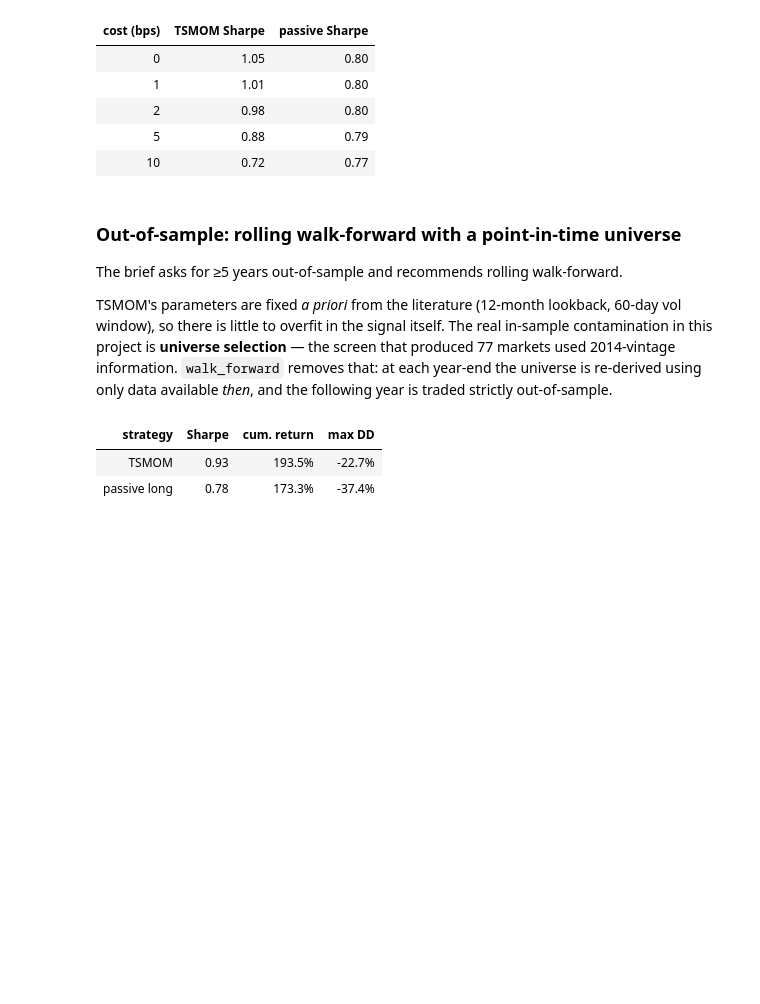
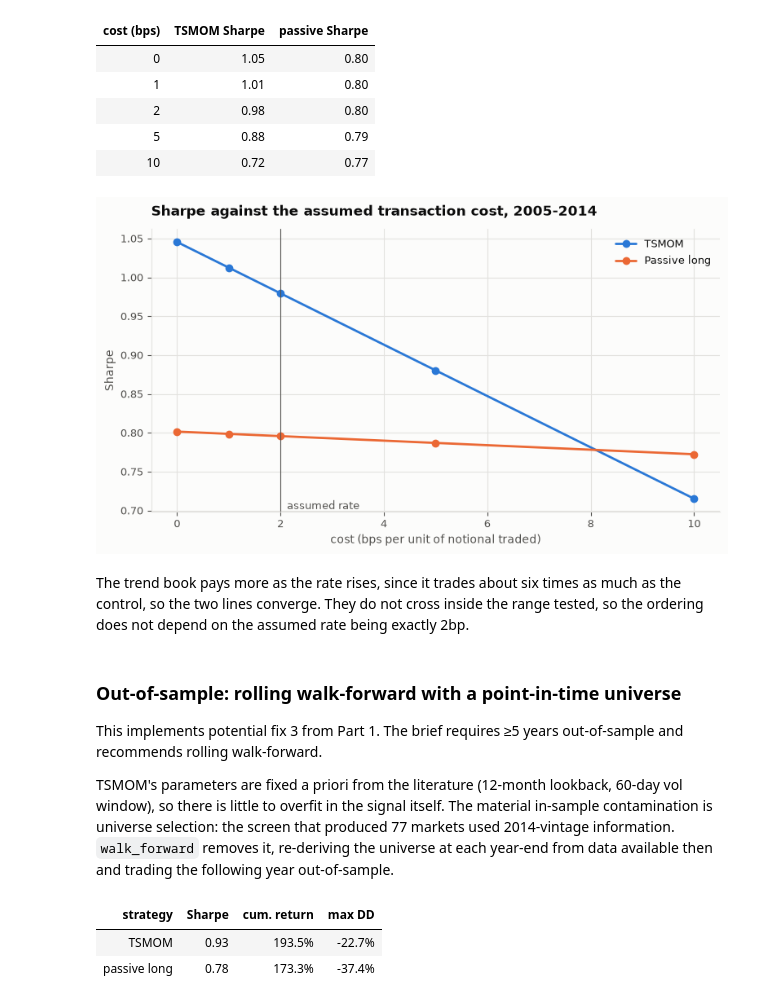
Before and after one commit to small-chicken/NUSInvestForecast, a Jupyter notebook: notebooks/02_strategy_research.ipynb, the cells around one changed output. Saved outputs shown, nothing was run; the diff lists cells and outputs as text; code cells hidden in the pictures; blank space fills up the shorter version.

```diff
--- a/notebooks/02_strategy_research.ipynb
+++ b/notebooks/02_strategy_research.ipynb
@@ -601,17 +686,42 @@ pd.DataFrame(cost_rows).style.format({'cost (bps)': '{:.0f}', 'TSMOM Sharpe': '{
 | 2 | 0.98 | 0.80 |
 | 5 | 0.88 | 0.79 |
 | 10 | 0.72 | 0.77 |
+# %%
+from cta import plotting
+
+plotting.use_house_style()
+costs = pd.DataFrame(cost_rows)
+
+ax = plt.gca()
+ax.plot(costs['cost (bps)'], costs['TSMOM Sharpe'], marker='o',
+        color=plotting.STRATEGY, label='TSMOM')
+ax.plot(costs['cost (bps)'], costs['passive Sharpe'], marker='o',
+        color=plotting.BENCHMARK, label='Passive long')
+ax.axvline(2.0, color=plotting.TEXT_SECONDARY, linewidth=0.8)
+ax.annotate('  assumed rate', xy=(2.0, ax.get_ylim()[0]), fontsize=9,
+            color=plotting.TEXT_SECONDARY, va='bottom')
+ax.set_title('Sharpe against the assumed transaction cost, 2005-2014')
+ax.set_xlabel('cost (bps per unit of notional traded)')
+ax.set_ylabel('Sharpe')
+ax.legend(loc='upper right')
+plt.show()
+# %% [output]
+[figure, added]
+# %% [markdown]
+The trend book pays more as the rate rises, since it trades about six times as much as
+the control, so the two lines converge. They do not cross inside the range tested, so
+the ordering does not depend on the assumed rate being exactly 2bp.
 # %% [markdown]
 ### Out-of-sample: rolling walk-forward with a point-in-time universe
 
-The brief asks for ≥5 years out-of-sample and recommends rolling walk-forward.
+This implements potential fix 3 from Part 1. The brief requires ≥5 years
+out-of-sample and recommends rolling walk-forward.
 
-TSMOM's parameters are fixed *a priori* from the literature (12-month lookback,
-60-day vol window), so there is little to overfit in the signal itself. The real
-in-sample contamination in this project is **universe selection** — the screen that
-produced 77 markets used 2014-vintage information. `walk_forward` removes that: at
-each year-end the universe is re-derived using only data available *then*, and the
-following year is traded strictly out-of-sample.
+TSMOM's parameters are fixed a priori from the literature (12-month lookback, 60-day vol
+window), so there is little to overfit in the signal itself. The material in-sample
+contamination is universe selection: the screen that produced 77 markets used 2014-vintage
+information. `walk_forward` removes it, re-deriving the universe at each year-end from data
+available then and trading the following year out-of-sample.
 # %%
 from cta.backtest import walk_forward
 
```
Also changed, not shown: parts of 49 cells of this notebook, 7 other files.
